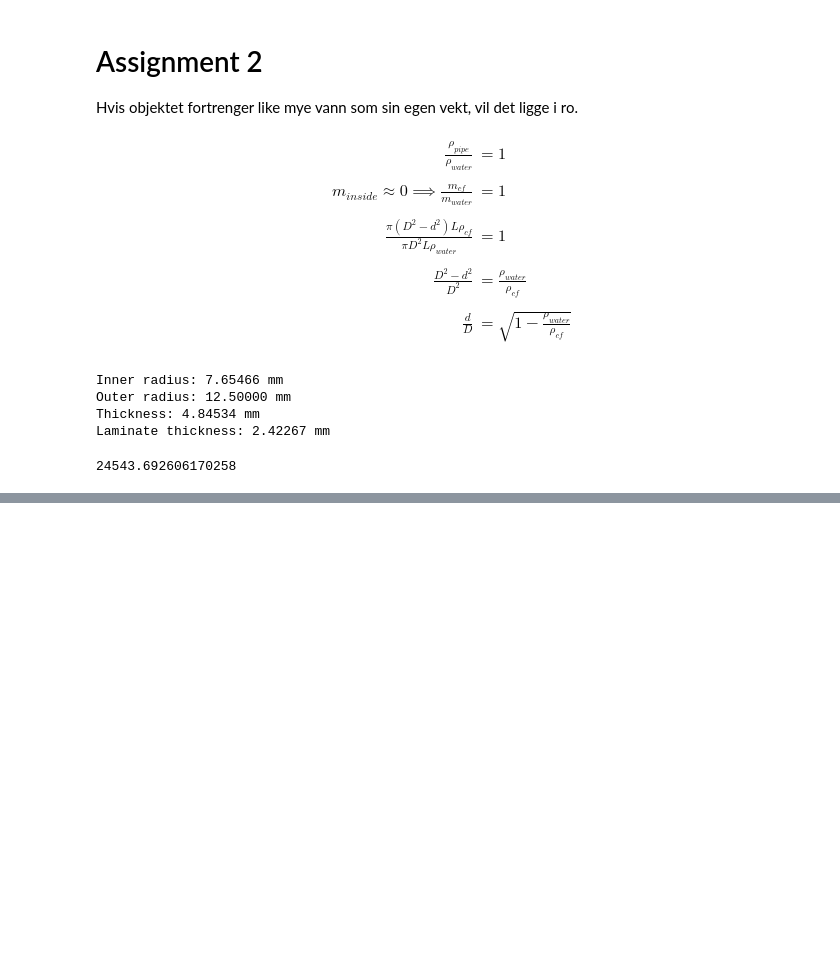
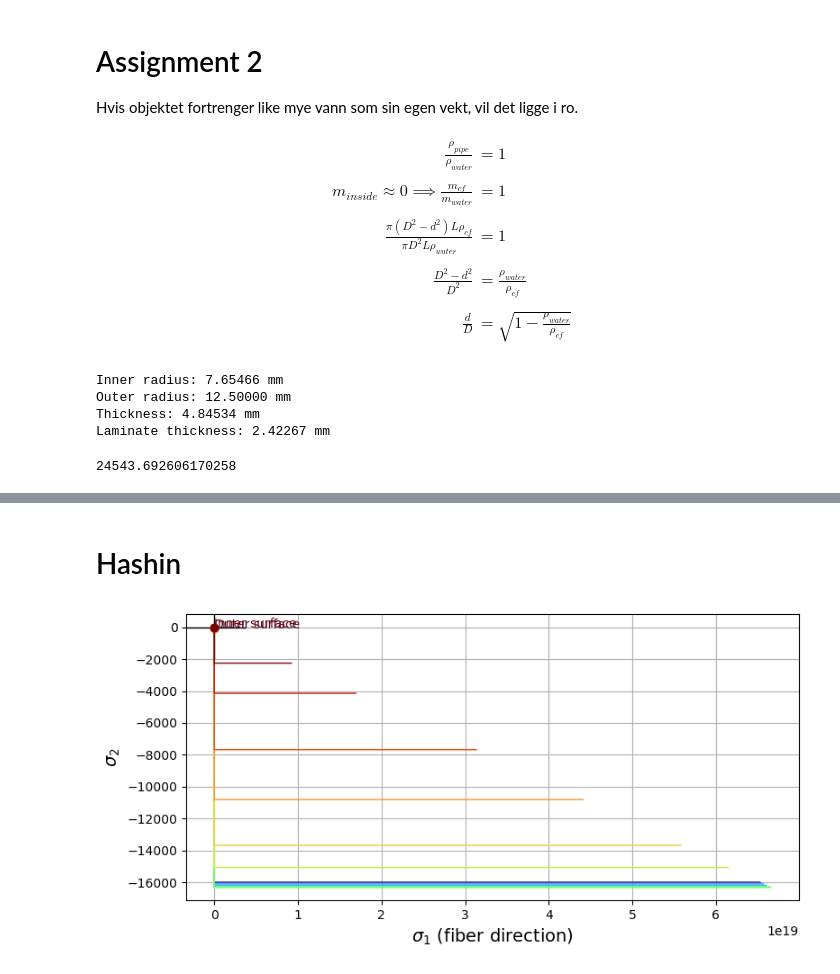
Before and after one commit to Hakonimatata/Lettvekt-Design, a Jupyter notebook: A2/A2_testing.ipynb, the cells around one changed output, grey strips where cells are left out. Cells and saved outputs as stored; diff of their text form; code cells hidden in the pictures; blank space fills up the shorter version.

```diff
--- a/A2/A2_testing.ipynb
+++ b/A2/A2_testing.ipynb
@@ -308,0 +441,6 @@ plot_failure_criterias(Carbon_EpoxyA, pos, sigma_1=S11, sigma_2=S33, label_start
+# %% [markdown]
+# Hashin
+# %%
+plot_hashin_various_s3(Carbon_EpoxyA, sigma_1=S11, sigma_2=S22, sigma_3=S33, pos=pos)
+# %% [output]
+[figure, added]
```
Also changed, not shown: parts of 8 cells of this notebook, 12 other files.
